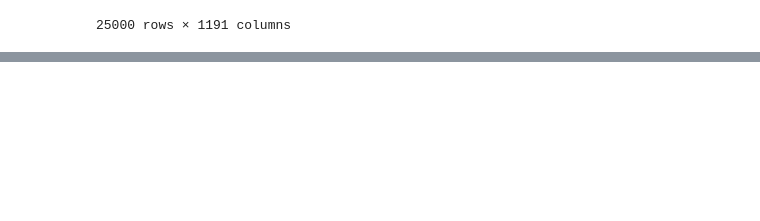
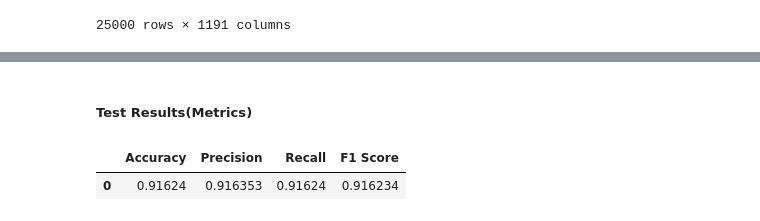
Before and after one commit to yazdanzv/Comprehensive_Comparison_on_Text_Classification, a Jupyter notebook: main.ipynb, the cells around one changed output, grey strips where cells are left out. Saved outputs shown, nothing was run; the diff lists cells and outputs as text; code cells hidden in the pictures; blank space fills up the shorter version.

```diff
--- a/main.ipynb
+++ b/main.ipynb
@@ -112,0 +142,10 @@ ValueError: setting an array element with a sequence. The requested array has an
+# %%
+# Make test results ready
+test_result = pd.DataFrame({'Accuracy': [naive_acc_test], 'Precision': [naive_prec_test], 'Recall': [naive_rec_test], 'F1 Score': [naive_f1_test]})
+# %% [markdown]
+<h5>Test Results(Metrics)</h5>
+# %%
+test_result
+# %% [output]
+|  | Accuracy | Precision | Recall | F1 Score |
+| 0 | 0.91624 | 0.916353 | 0.91624 | 0.916234 |
```
Also changed, not shown: parts of 10 cells of this notebook, 1 other file.
